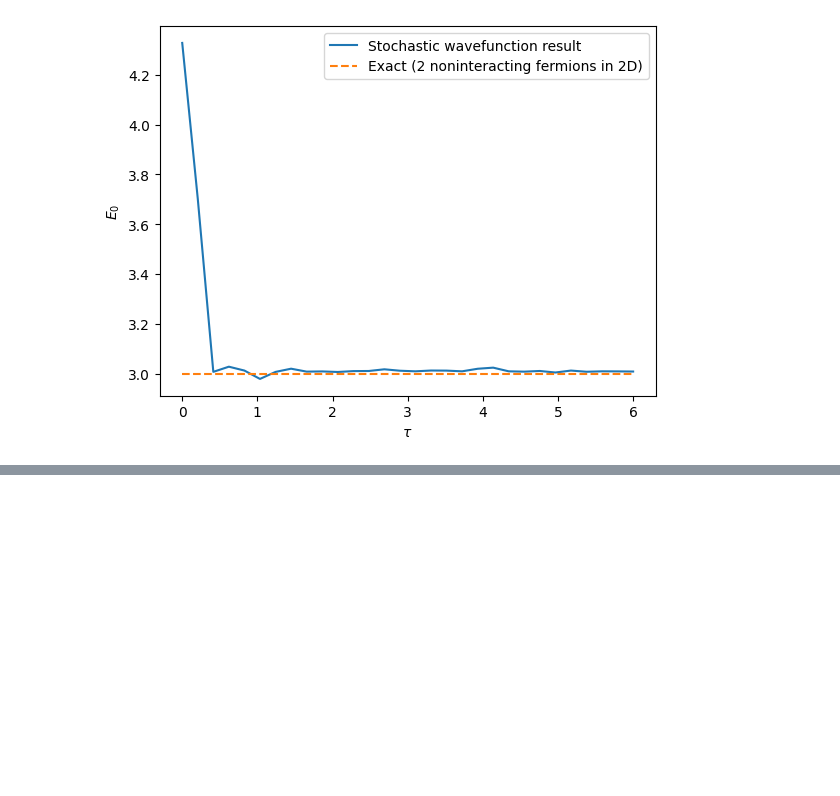
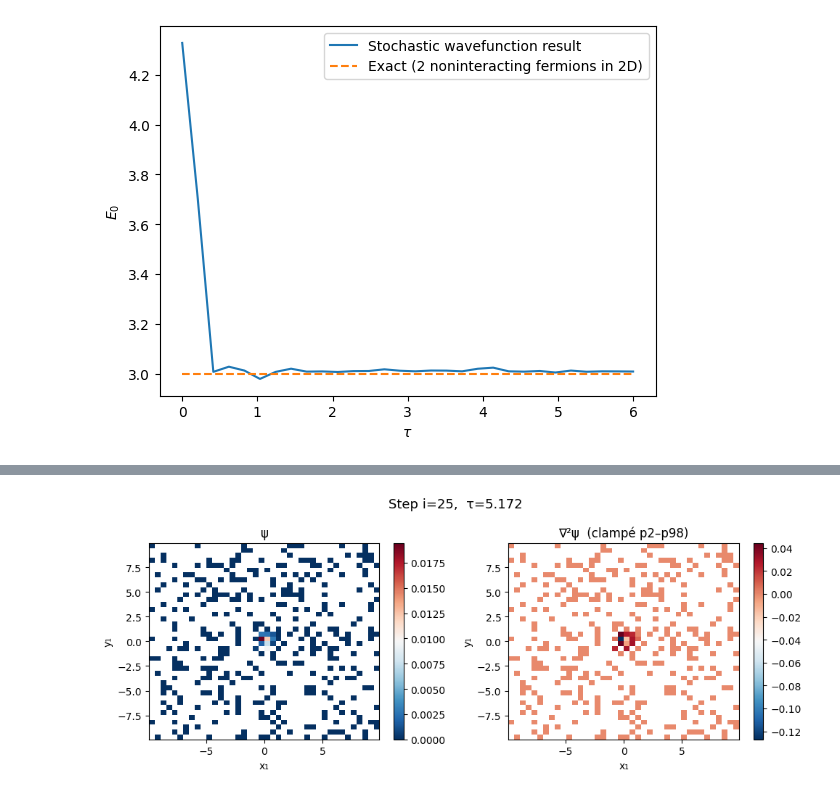
Before and after one commit to charlesbx2/ProjetML, a Jupyter notebook: Untitled-1.ipynb, the cells around one changed output, grey strips where cells are left out. Saved outputs shown, nothing was run; the diff lists cells and outputs as text; code cells hidden in the pictures; blank space fills up the shorter version.

```diff
--- a/Untitled-1.ipynb
+++ b/Untitled-1.ipynb
@@ -155,0 +245,4 @@ plt.show()
+# %%
+plot_laplacian_heatmap(resultsGauss,time_step=25, coord_x=0, coord_y=1)
+# %% [output]
+[figure, added]
```
Also changed, not shown: parts of 5 cells of this notebook, 5 other files.
